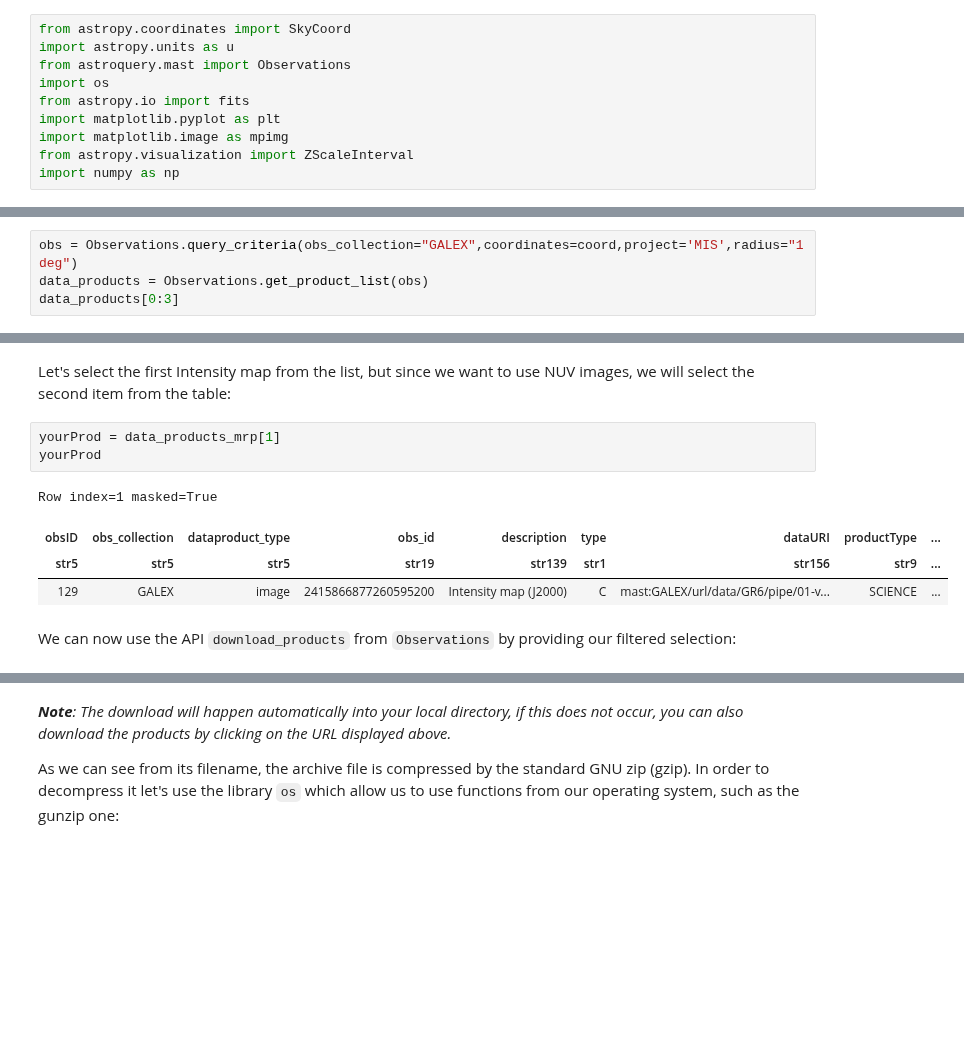
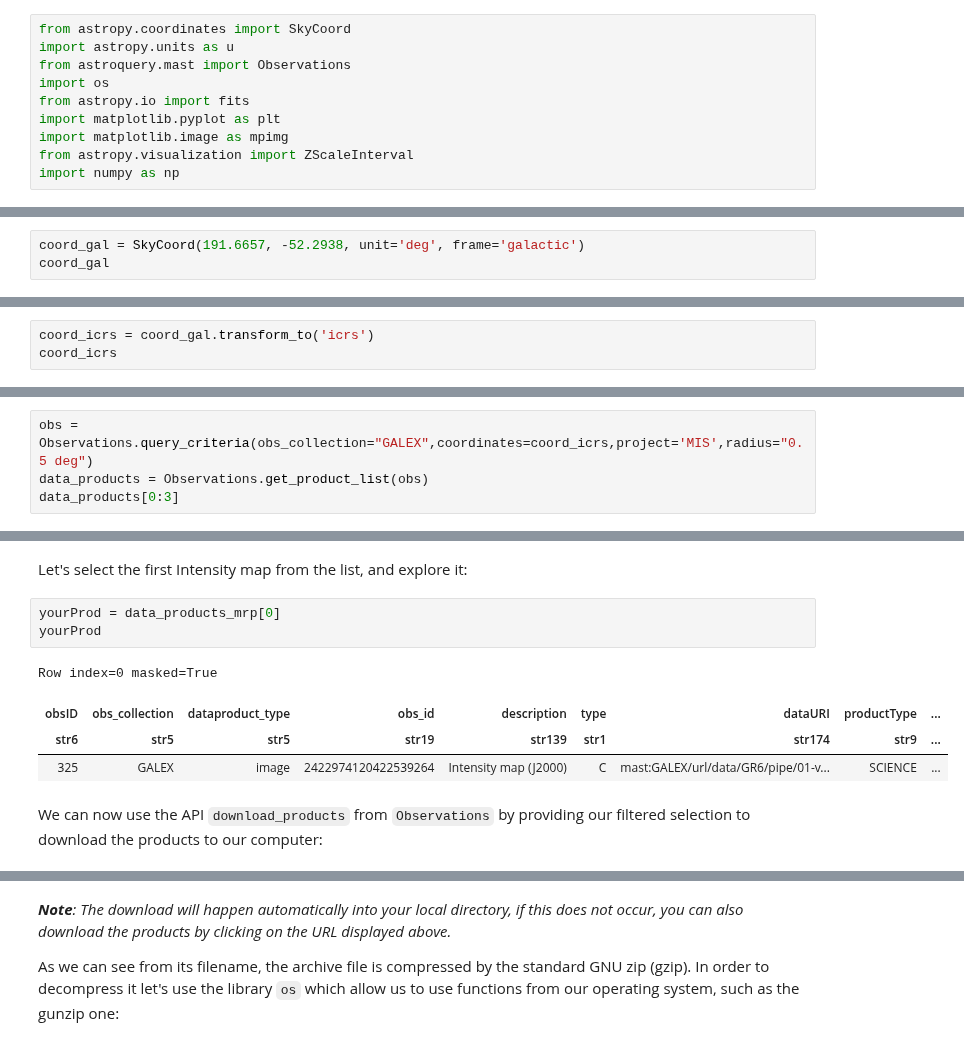
Before and after one commit to ScienceBetter/notebooks-stsci, a Jupyter notebook: surveying_dust_structure_via_GALEX_MIS_pt1/surveying_dust_structure_via_GALEX_MIS_pt1.ipynb, the cells around one changed output, grey strips where cells are left out. Drawn from its saved outputs; the diff is of its cells as text; blank space fills up the shorter version.

```diff
--- a/surveying_dust_structure_via_GALEX_MIS_pt1/surveying_dust_structure_via_GALEX_MIS_pt1.ipynb
+++ b/surveying_dust_structure_via_GALEX_MIS_pt1/surveying_dust_structure_via_GALEX_MIS_pt1.ipynb
@@ -69,0 +71,3 @@ coord = SkyCoord(253.0000, +61.0, unit='deg', frame='icrs')
+# %%
+coord_gal = SkyCoord(191.6657, -52.2938, unit='deg', frame='galactic')
+coord_gal
@@ -69,0 +79,3 @@ coord = SkyCoord(253.0000, +61.0, unit='deg', frame='icrs')
+# %%
+coord_icrs = coord_gal.transform_to('icrs')
+coord_icrs
@@ -72,5 +87,5 @@ Now, let's perform the query around this region for our desired image. We need t
 # %%
-obs = Observations.query_criteria(obs_collection="GALEX",coordinates=coord,project='MIS',radius="1 deg")
+obs = Observations.query_criteria(obs_collection="GALEX",coordinates=coord_icrs,project='MIS',radius="0.5 deg")
 data_products = Observations.get_product_list(obs)
 data_products[0:3]
 # %% [output]
@@ -100,15 +123,15 @@ Table masked=True length=6
 # %% [markdown]
-Let's select the first Intensity map from the list, but since we want to use NUV images, we will select the second item from the table:
+Let's select the first Intensity map from the list, and explore it:
 # %%
-yourProd = data_products_mrp[1]
+yourProd = data_products_mrp[0]
 yourProd
 # %% [output]
-Row index=1 masked=True
+Row index=0 masked=True
 | obsID | obs_collection | dataproduct_type | obs_id | description | type | dataURI | productType | ... |
-| str5 | str5 | str5 | str19 | str139 | str1 | str156 | str9 | ... |
-| 129 | GALEX | image | 2415866877260595200 | Intensity map (J2000) | C | mast:GALEX/url/data/GR6/pipe/01-v... | SCIENCE | ... |
+| str6 | str5 | str5 | str19 | str139 | str1 | str174 | str9 | ... |
+| 325 | GALEX | image | 2422974120422539264 | Intensity map (J2000) | C | mast:GALEX/url/data/GR6/pipe/01-v... | SCIENCE | ... |
 # %% [markdown]
-We can now use the API `download_products` from `Observations` by providing our filtered selection:
+We can now use the API `download_products` from `Observations` by providing our filtered selection to download the products to our computer:
 # %%
 table = Observations.download_products(yourProd, mrp_only = False, cache = False)
 table
```
Also changed, not shown: parts of 28 cells of this notebook, 1 other file.
